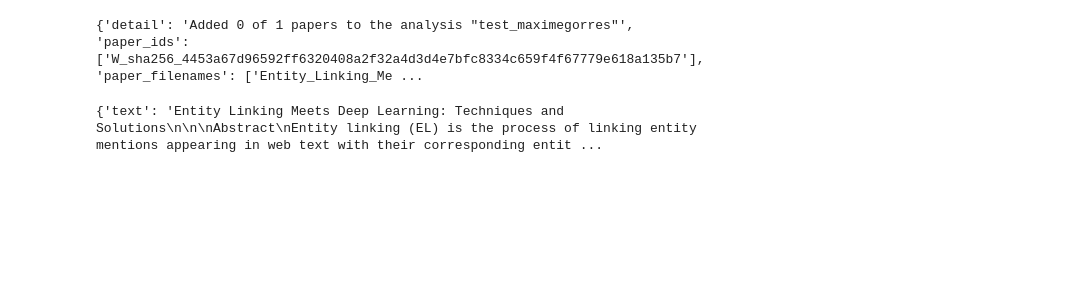
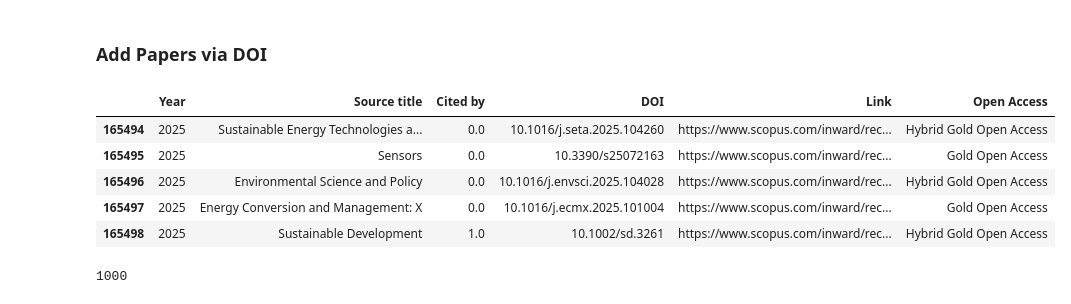
Before and after one commit to FZJ-IEK3-VSA/quinex-energy-system-studies, a Jupyter notebook: quenix.ipynb, the cells around one changed output. Drawn from its saved outputs; the diff is of its cells as text; code cells hidden in the pictures; blank space fills up the shorter version.

```diff
--- a/quenix.ipynb
+++ b/quenix.ipynb
@@ -24,12 +12,2 @@ print(response)
-# %%
-path = "data/external/Entity_Linking_Meets_Deep_Learning_Techniques_and_Solutions.pdf"
-response = quenix.add_pdf(name, path)
-print(response)
-# %% [output]
-{'detail': 'Added 0 of 1 papers to the analysis "test_maximegorres"', 'paper_ids': ['W_sha256_4453a67d96592ff6320408a2f32a4d3d4e7bfc8334c659f4f67779e618a135b7'], 'paper_filenames': ['Entity_Linking_Me ...
-# %%
-paper_to_get = "W_sha256_4453a67d96592ff6320408a2f32a4d3d4e7bfc8334c659f4f67779e618a135b7"
-response = quenix.get_analysis(name, paper_to_get)
-print(response)
-# %% [output]
-{'text': 'Entity Linking Meets Deep Learning: Techniques and Solutions\n\n\nAbstract\nEntity linking (EL) is the process of linking entity mentions appearing in web text with their corresponding entit ...
+# %% [markdown]
+### **Add Papers via DOI**
@@ -35,0 +17,15 @@ print(response)
+# %%
+from quenix_application.visualisation import Visualisation
+
+visualisation = Visualisation()
+df_doi = visualisation.df.tail(1000)
+display(df_doi.head())
+print(len(df_doi))
+# %% [output]
+|  | Year | Source title | Cited by | DOI | Link | Open Access |
+| 165494 | 2025 | Sustainable Energy Technologies a... | 0.0 | 10.1016/j.seta.2025.104260 | https://www.scopus.com/inward/rec... | Hybrid Gold Open Access |
+| 165495 | 2025 | Sensors | 0.0 | 10.3390/s25072163 | https://www.scopus.com/inward/rec... | Gold Open Access |
+| 165496 | 2025 | Environmental Science and Policy | 0.0 | 10.1016/j.envsci.2025.104028 | https://www.scopus.com/inward/rec... | Hybrid Gold Open Access |
+| 165497 | 2025 | Energy Conversion and Management: X | 0.0 | 10.1016/j.ecmx.2025.101004 | https://www.scopus.com/inward/rec... | Gold Open Access |
+| 165498 | 2025 | Sustainable Development | 1.0 | 10.1002/sd.3261 | https://www.scopus.com/inward/rec... | Hybrid Gold Open Access |
+1000
```
Also changed, not shown: parts of 14 cells of this notebook, 2 other files.
